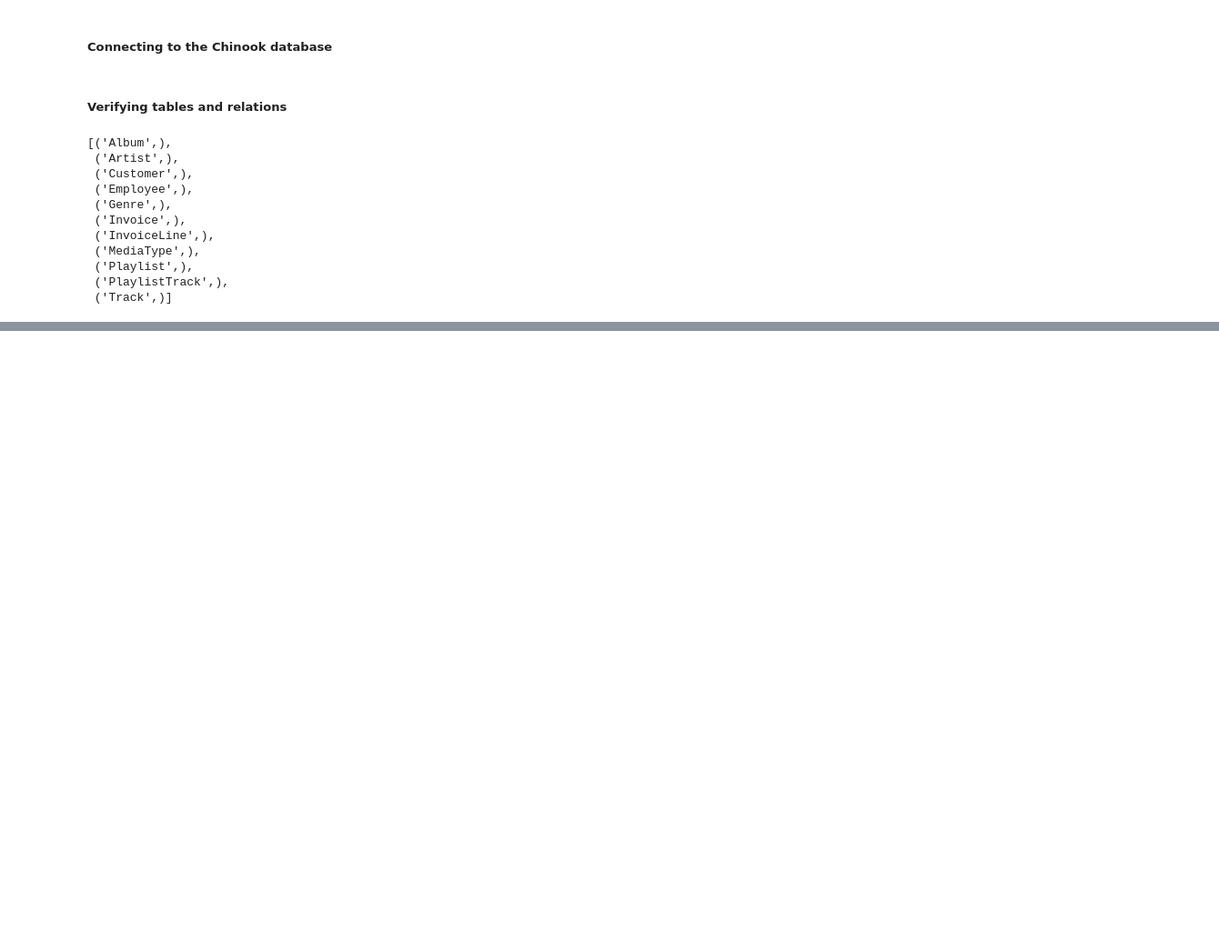
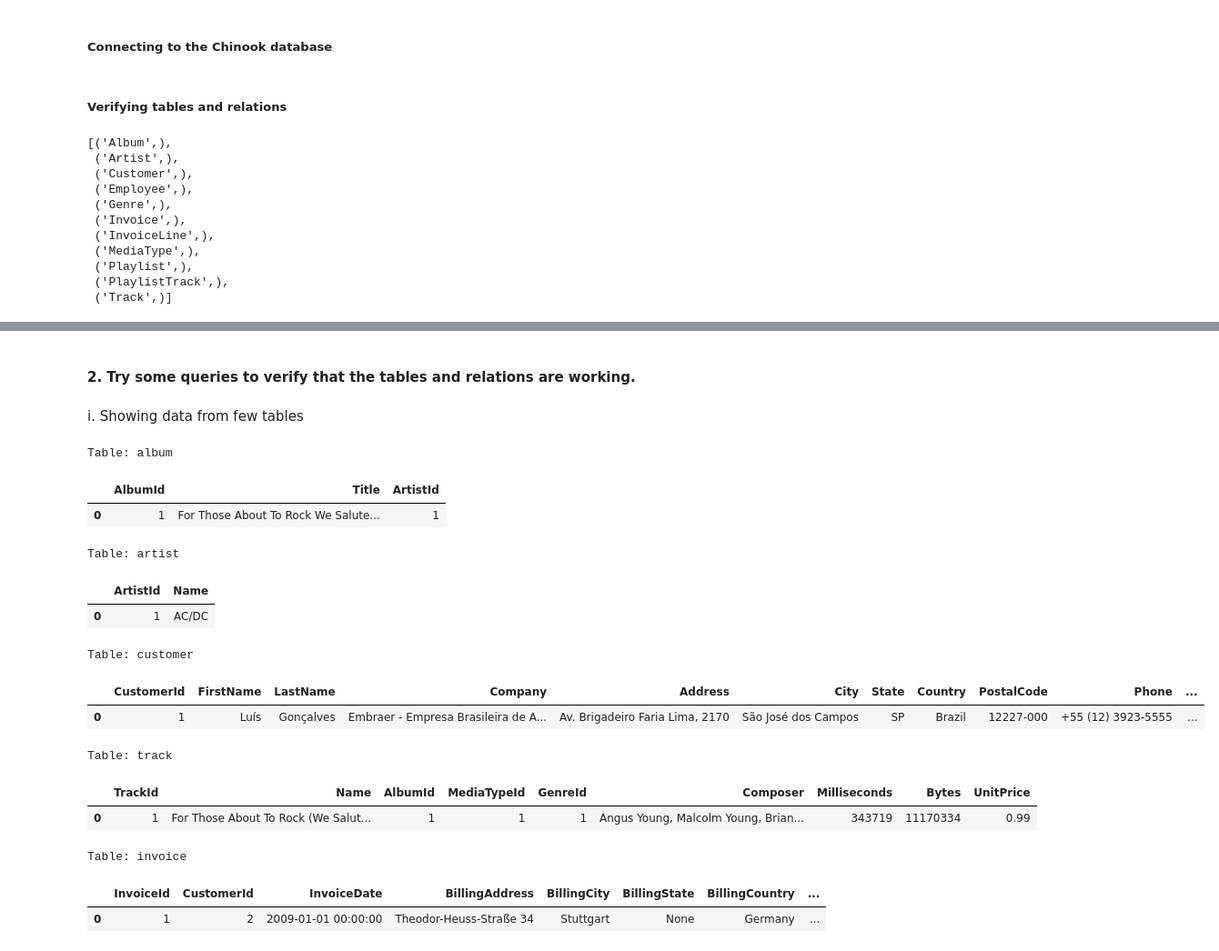
Before and after one commit to Sruthi-s2/advanced-database, a Jupyter notebook: Homework4/chinook_database.ipynb, the cells around one changed output, grey strips where cells are left out. Shown at 91% size. Saved outputs shown, nothing was run; the diff lists cells and outputs as text; code cells hidden in the pictures; blank space fills up the shorter version.

```diff
--- a/Homework4/chinook_database.ipynb
+++ b/Homework4/chinook_database.ipynb
@@ -27,10 +27,3 @@ tables
  ('Playlist',),
  ('PlaylistTrack',),
  ('Track',)]
-# %%
-for i in tables:
-    table_name = i[0].lower()
-    print(table_name)
-    cursor.execute(f"PRAGMA table_info('{table_name}');")
-    columns = cursor.fetchall()
-    print(columns, "\n")
@@ -123,0 +37,46 @@ ModuleNotFoundError: No module named 'pygraphviz'
+# %% [markdown]
+#### 2. Try some queries to verify that the tables and relations are working.
+# %% [markdown]
+i. Showing data from few tables
+# %%
+import pandas as pd
+from IPython.display import display
+
+# List of important tables to display
+important_tables = ['album', 'artist', 'customer', 'track', 'invoice']  # Add or modify this list as needed
+
+for table_name in important_tables:
+    print(f"Table: {table_name}")
+
+    # Fetch column names
+    cursor.execute(f"PRAGMA table_info('{table_name}');")
+    columns = [column[1] for column in cursor.fetchall()]
+
+    # Select one entry from each table
+    cursor.execute(f"SELECT * FROM {table_name} LIMIT 1;")
+    row = cursor.fetchone()
+
+    if row:
+        # Create a DataFrame from the row with column names
+        df = pd.DataFrame([row], columns=columns)
+
+        # Display the DataFrame neatly with a grid format
+        display(df)
+    else:
+        print(f"No data found in {table_name}")
+# %% [output]
+Table: album
+|  | AlbumId | Title | ArtistId |
+| 0 | 1 | For Those About To Rock We Salute... | 1 |
+Table: artist
+|  | ArtistId | Name |
+| 0 | 1 | AC/DC |
+Table: customer
+|  | CustomerId | FirstName | LastName | Company | Address | City | State | Country | PostalCode | Phone | ... |
+| 0 | 1 | Luís | Gonçalves | Embraer - Empresa Brasileira de A... | Av. Brigadeiro Faria Lima, 2170 | São José dos Campos | SP | Brazil | 12227-000 | +55 (12) 3923-5555 | ... |
+Table: track
+|  | TrackId | Name | AlbumId | MediaTypeId | GenreId | Composer | Milliseconds | Bytes | UnitPrice |
+| 0 | 1 | For Those About To Rock (We Salut... | 1 | 1 | 1 | Angus Young, Malcolm Young, Brian... | 343719 | 11170334 | 0.99 |
+Table: invoice
+|  | InvoiceId | CustomerId | InvoiceDate | BillingAddress | BillingCity | BillingState | BillingCountry | ... |
+| 0 | 1 | 2 | 2009-01-01 00:00:00 | Theodor-Heuss-Straße 34 | Stuttgart | None | Germany | ... |
```
Also changed, not shown: parts of 5 cells of this notebook, 1 other file.
